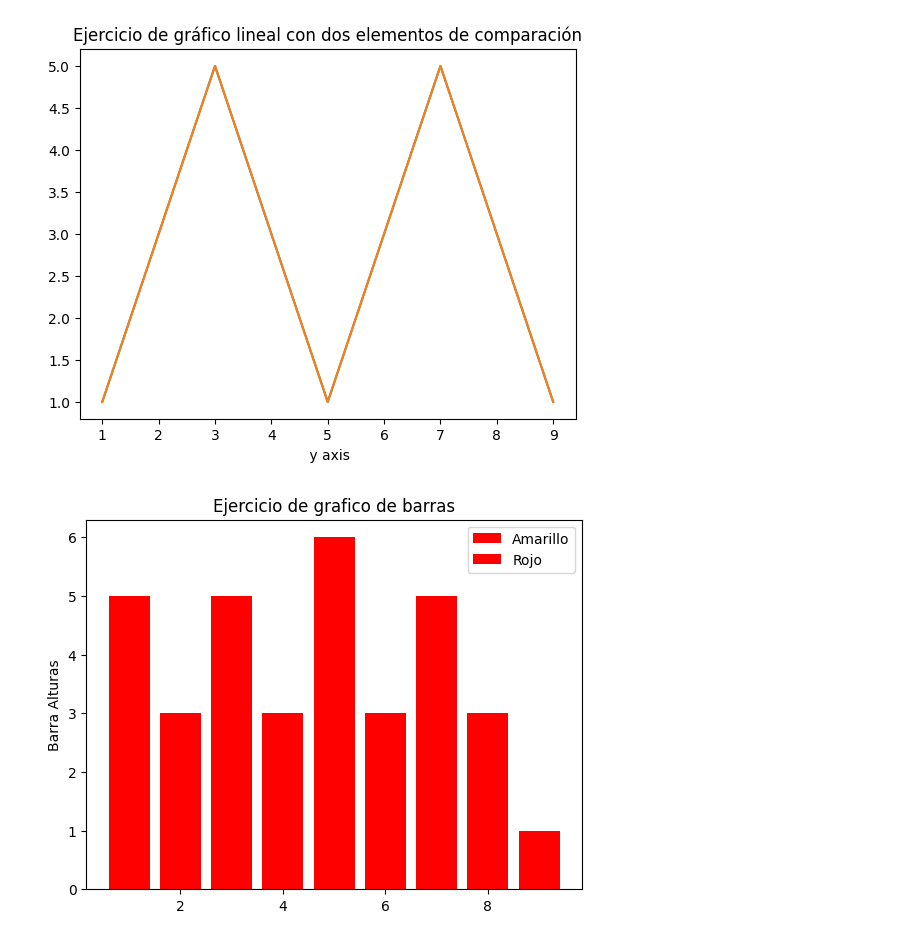
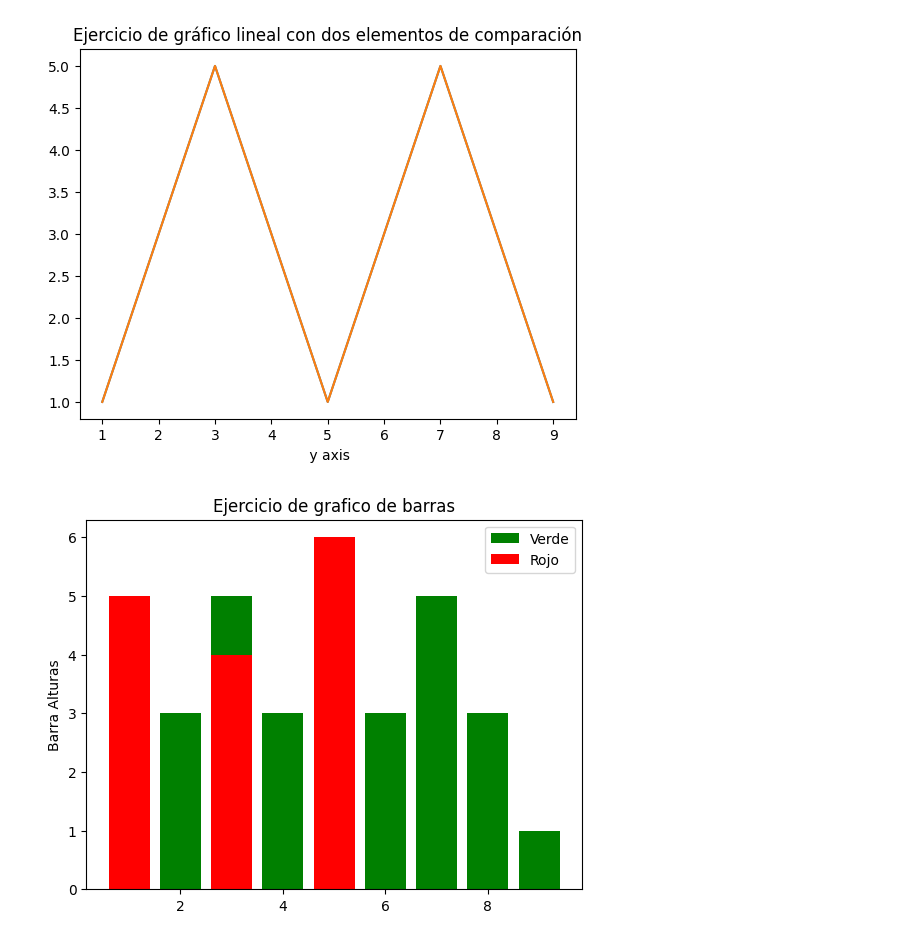
Before and after one commit to Jasonuna25/OPT-Introducci-n-a-Datos, a Jupyter notebook: ArchivoData2_05_05.ipynb, the cells around one changed output. Saved outputs shown, nothing was run; the diff lists cells and outputs as text; code cells hidden in the pictures.

```diff
--- a/ArchivoData2_05_05.ipynb
+++ b/ArchivoData2_05_05.ipynb
@@ -20,19 +20,19 @@ Text(0.5, 1.0, 'Ejercicio de gráfico lineal con dos elementos de comparación')
 # %%
 x1=[1,2,3,4,5,6,7,8,9]
 y1=[1,3,5,3,1,3,5,3,1]
 x2=[1,3,5,3,1,3,5,3,1]
 y2=[2,4,6,4,2,4,6,4,5]
 
-plt.bar(x1,y1, label="Amarillo", color='r')
+plt.bar(x1,y1, label="Verde", color='g')
 plt.bar(x2,y2, label="Rojo", color='r')
 plt.plot()
 
 plt.ylabel("Barra numeral")
 plt.ylabel("Barra Alturas")
 plt.title("Ejercicio de grafico de barras")
 plt.legend()
 plt.show()
 
 #https
 # %% [output]
-[figure, old version]
+[figure, new version]
```
Also changed, not shown: parts of 1 cell of this notebook.
